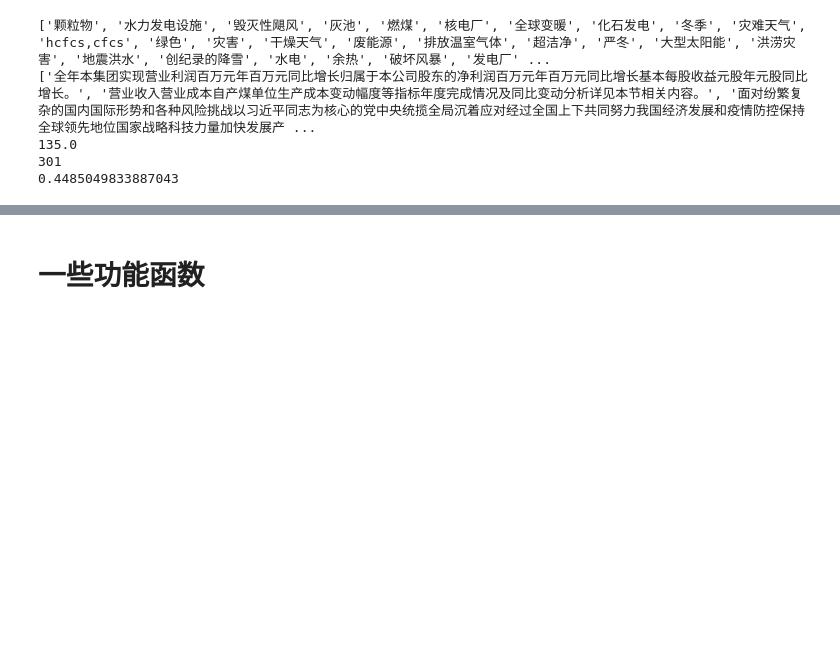
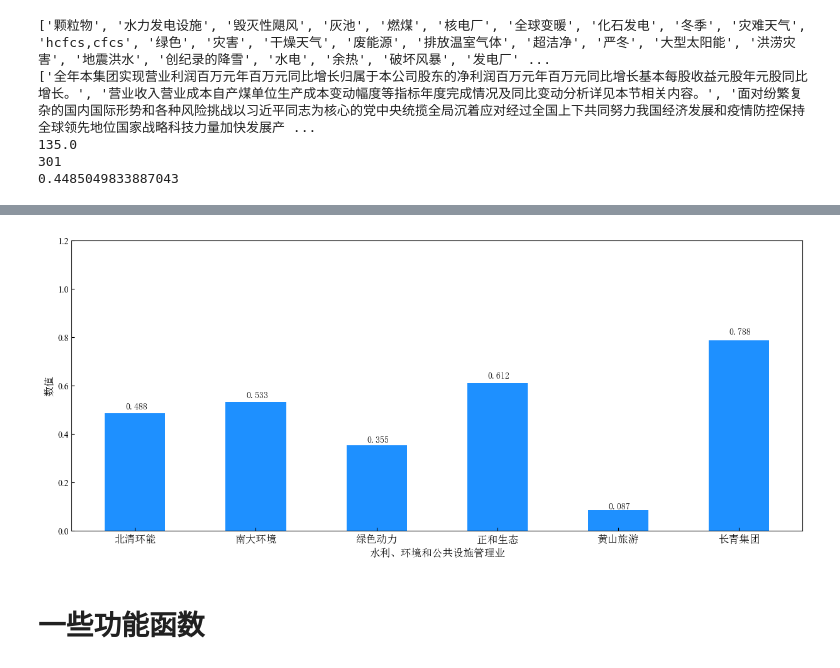
Before and after one commit to songqiang321/Data-Crawler-and-Text-Analysis, a Jupyter notebook: Text_Analysis.ipynb, the cells around one changed output, grey strips where cells are left out. Saved outputs shown, nothing was run; the diff lists cells and outputs as text; code cells hidden in the pictures; blank space fills up the shorter version.

```diff
--- a/Text_Analysis.ipynb
+++ b/Text_Analysis.ipynb
@@ -129,3 +184,23 @@ print(count/total_sentence)
+# %%
+value_in = [0.488, 0.533, 0.355, 0.612, 0.087, 0.788]
+name_in = ['北清环能', '南大环境' , "绿色动力", "正和生态", '黄山旅游', '长青集团']
+
+def autolabel(rects):
+    for rect in rects:
+        height = rect.get_height()
+        plt.text(rect.get_x() + rect.get_width()/2.-0.08, 1.03*height, '%s' % float(height), size=10, family='SimSun')
+
+plt.figure(figsize=(15, 6))
+cm = plt.bar(name_in, value_in, width=0.5, color='dodgerblue')
+autolabel(cm)
+plt.ylim((0, 1.2))
+plt.xlabel('水利、环境和公共设施管理业', size=12)
+plt.ylabel('数值', size=12)
+#plt.xticks(len(name),name, size = 10)
+plt.yticks(fontproperties='Times New Roman', size = 10)
+plt.show()
+# %% [output]
+[figure, added]
 # %% [markdown]
 # 一些功能函数
 # %% [markdown]
```
Also changed, not shown: parts of 14 cells of this notebook, 49 other files.
